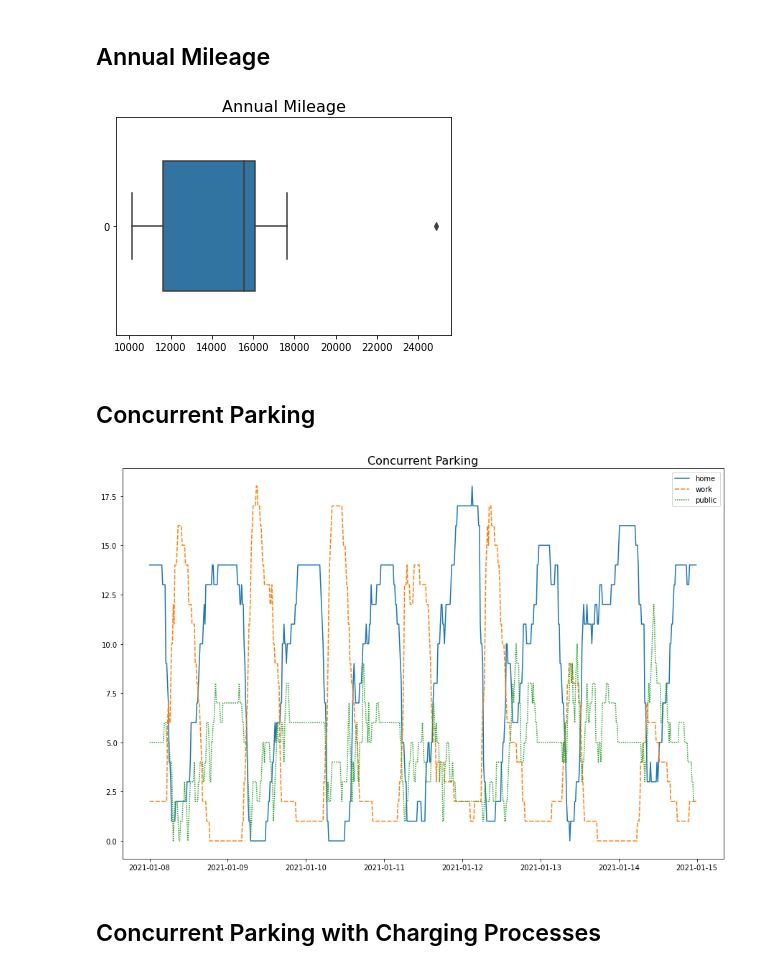
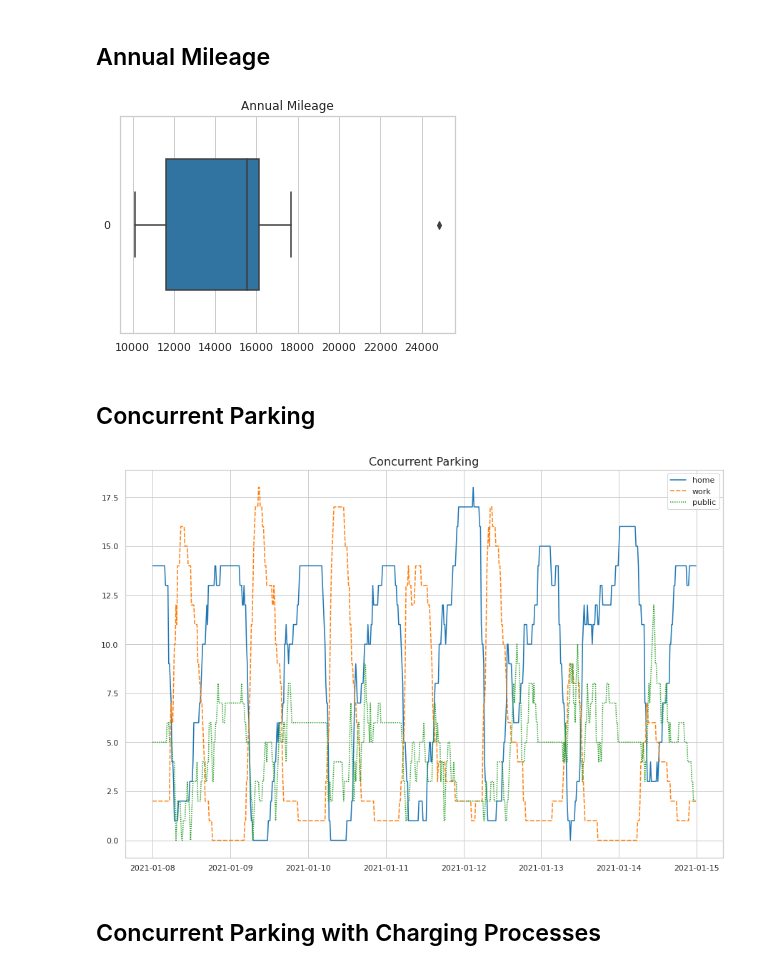
Before and after one commit to RLI-Workshops/simbev, a Jupyter notebook: jupy/2021-06-22_tub-workshop.ipynb, the cells around one changed output. Drawn from its saved outputs; the diff is of its cells as text; code cells hidden in the pictures.

```diff
--- a/jupy/2021-06-22_tub-workshop.ipynb
+++ b/jupy/2021-06-22_tub-workshop.ipynb
@@ -316,6 +316,9 @@ for region_ctr, (region_id, region_data) in enumerate(regions.iterrows()):
 import matplotlib.pyplot as plt
 import seaborn as sns
 
+sns.set_style("whitegrid")
+sns.set_context("notebook")
+
 %matplotlib inline
 # %%
 # get generated file names
@@ -370,11 +373,11 @@ for key, car_df in cars_dict.items():
 # %%
 # generate boxplot
 ax = sns.boxplot(data=annual_mileage_list, orient="h", width=0.6)
-ax.set_title("Annual Mileage", fontsize=16)
+ax.set_title("Annual Mileage")#, fontsize=16)
 
 plt.show()
 # %% [output]
-[figure, old version]
+[figure, new version]
 # %% [markdown]
 ## Concurrent Parking
 # %%
@@ -400,15 +403,15 @@ for key, car_df in cars_dict.items():
         for idx, row in location_df.iterrows():
             parking_df[location].iloc[row["park_start"]-1:row["park_end"]] += 1
 # %%
+# generate lineplot
 fig, ax = plt.subplots(nrows=1, ncols=1, figsize=(15, 10))
 
 sns.lineplot(data=parking_df.loc["2021-01-08":], ax=ax)
-
 ax.set_title("Concurrent Parking", fontsize=16)
 
 plt.show()
 # %% [output]
-[figure, old version]
+[figure, new version]
 # %% [markdown]
 ## Concurrent Parking with Charging Processes
 # %%
```
Also changed, not shown: parts of 4 cells of this notebook.
